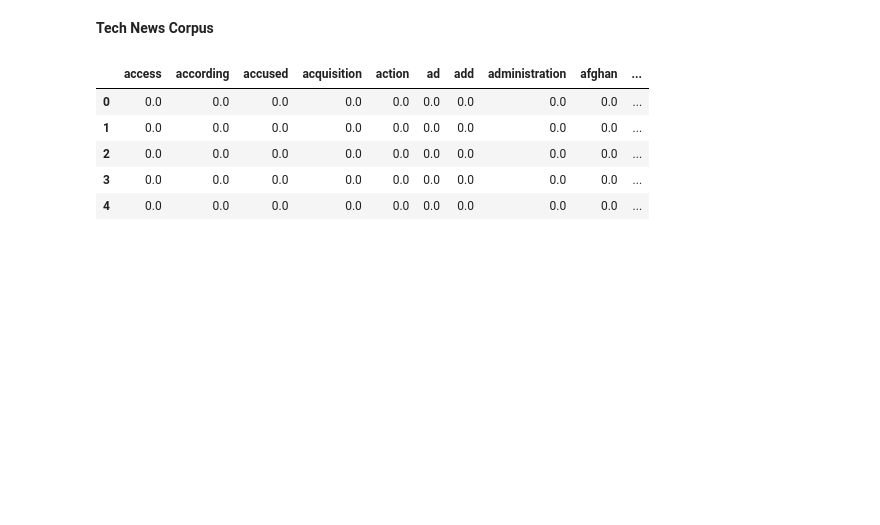
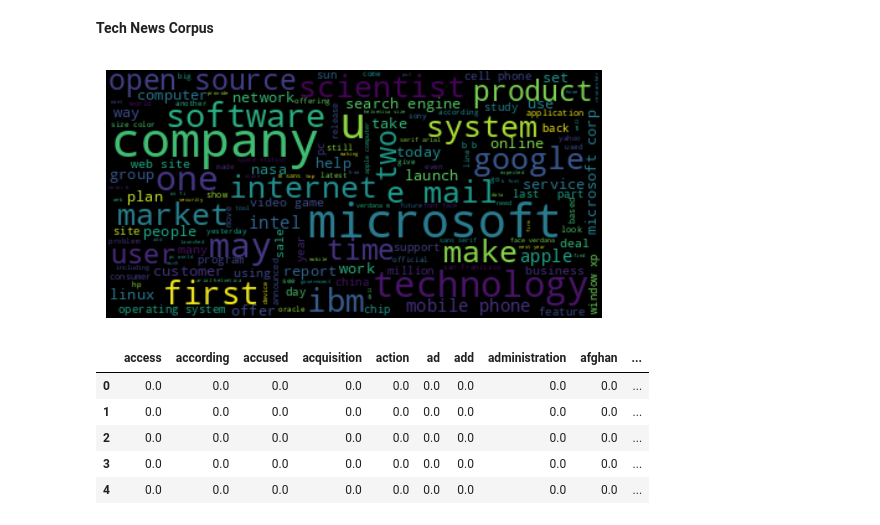
Before and after one commit to Abdul-Wahab-318/News-Topic-Classification, a Jupyter notebook: NLP_Project_Naive_Bayes_.ipynb, the cells around one changed output. Saved outputs shown, nothing was run; the diff lists cells and outputs as text; code cells hidden in the pictures; blank space fills up the shorter version.

```diff
--- a/NLP_Project_Naive_Bayes_.ipynb
+++ b/NLP_Project_Naive_Bayes_.ipynb
@@ -215,3 +217,7 @@ tech_news_corpus = train_cleaned[train_cleaned['class'] == 4]['content'].values
+# %%
+generate_wordcloud(tech_news_corpus)
+# %% [output]
+[figure, added]
 # %%
 tfidf = TfidfVectorizer(stop_words='english' , max_features=900 , ngram_range=(1,3) , min_df=8)
 X_train_transformed = tfidf.fit_transform(corpus).toarray()
```
Also changed, not shown: parts of 11 cells of this notebook.
